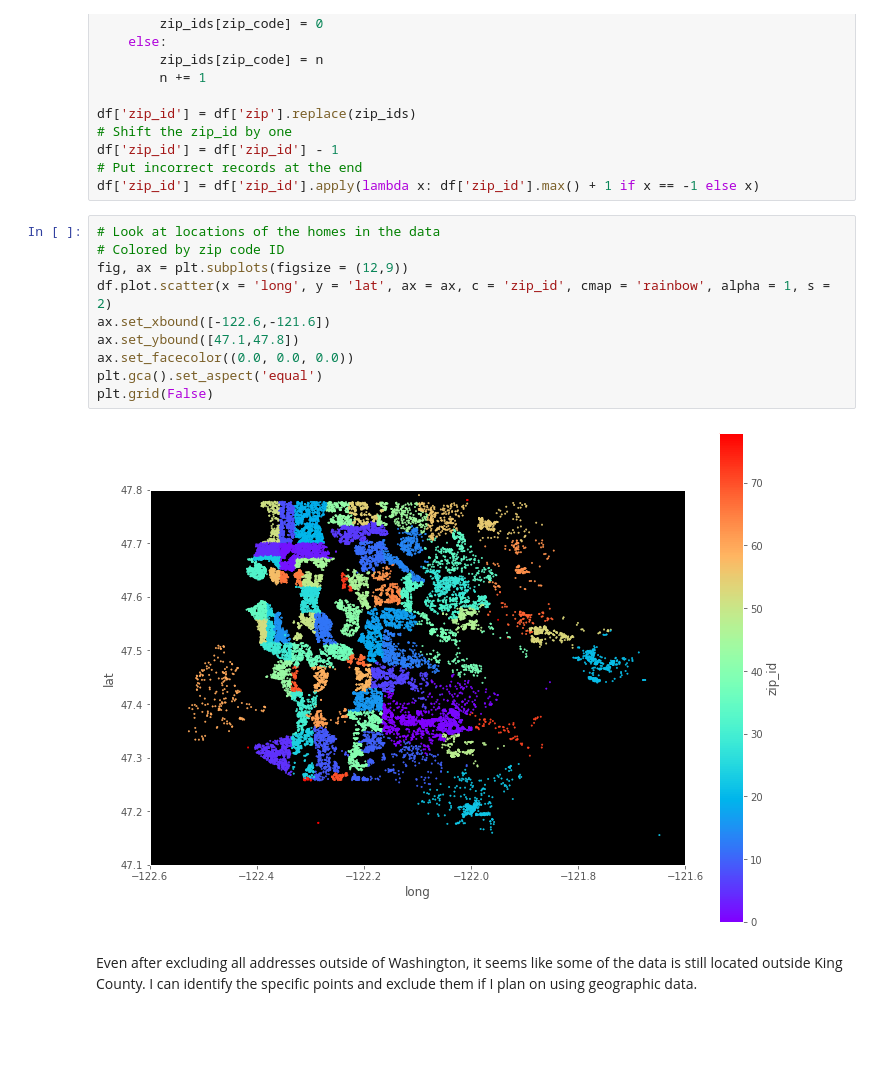
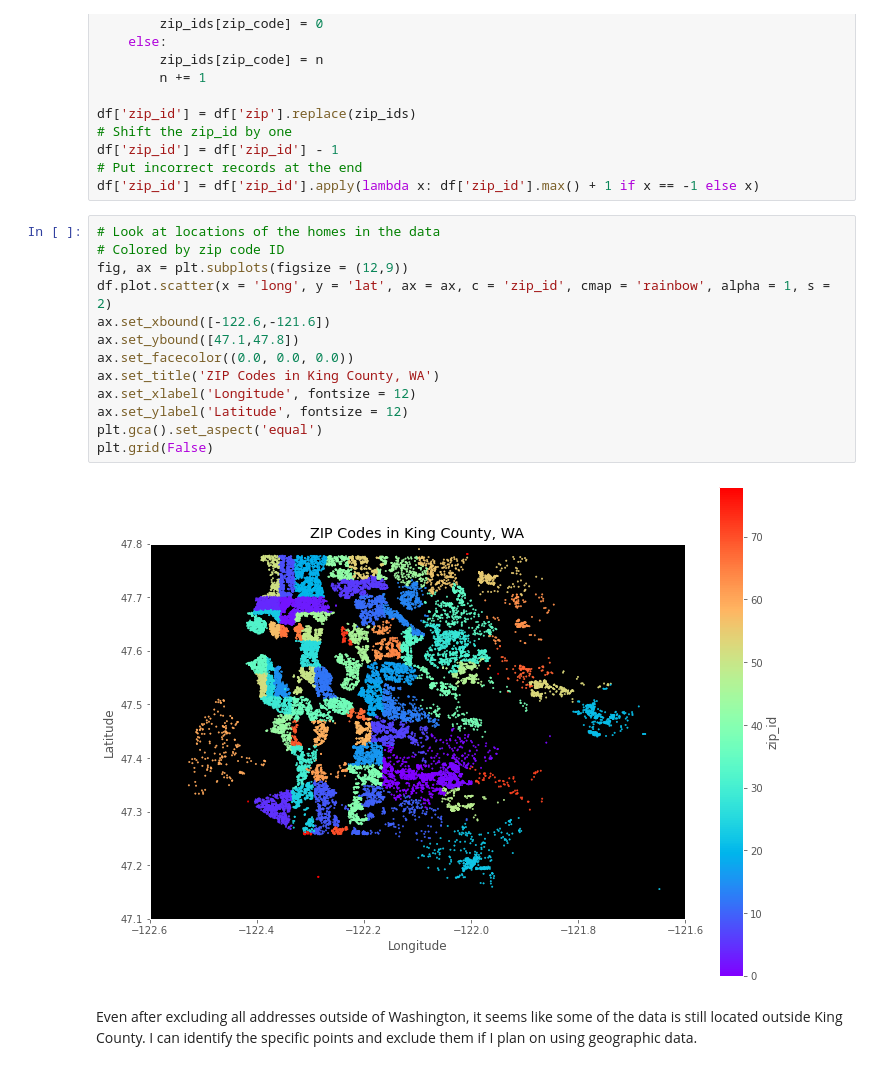
Before and after one commit to daviderics/KC-House-Sales-Phase-2-Project, a Jupyter notebook: student.ipynb, the cells around one changed output. Saved outputs shown, nothing was run; the diff lists cells and outputs as text; blank space fills up the shorter version.

```diff
--- a/student.ipynb
+++ b/student.ipynb
@@ -229,15 +233,18 @@ df['zip_id'] = df['zip_id'].apply(lambda x: df['zip_id'].max() + 1 if x == -1 el
 # %%
 # Look at locations of the homes in the data
 # Colored by zip code ID
 fig, ax = plt.subplots(figsize = (12,9))
 df.plot.scatter(x = 'long', y = 'lat', ax = ax, c = 'zip_id', cmap = 'rainbow', alpha = 1, s = 2)
 ax.set_xbound([-122.6,-121.6])
 ax.set_ybound([47.1,47.8])
 ax.set_facecolor((0.0, 0.0, 0.0))
+ax.set_title('ZIP Codes in King County, WA')
+ax.set_xlabel('Longitude', fontsize = 12)
+ax.set_ylabel('Latitude', fontsize = 12)
 plt.gca().set_aspect('equal')
 plt.grid(False)
 # %% [output]
-[figure, old version]
+[figure, new version]
 # %% [markdown]
 Even after excluding all addresses outside of Washington, it seems like some of the data is still located outside King County.
 I can identify the specific points and exclude them if I plan on using geographic data.
```
Also changed, not shown: parts of 11 cells of this notebook.
